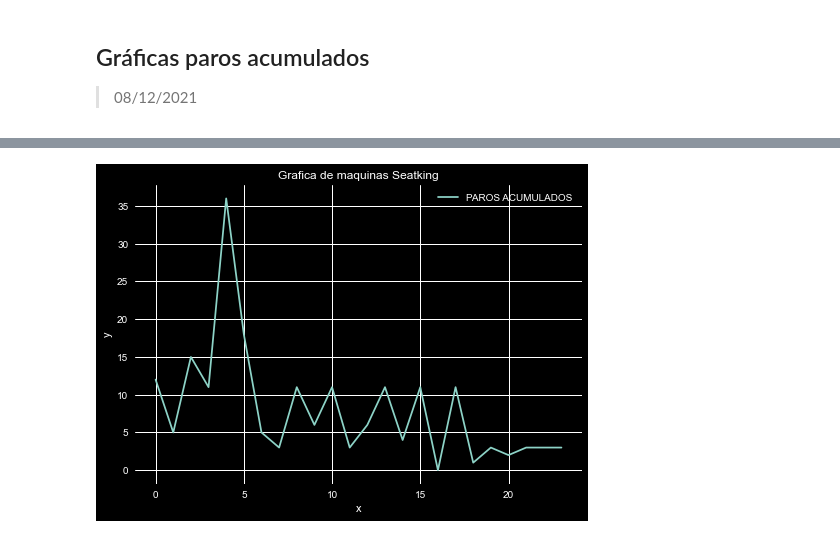
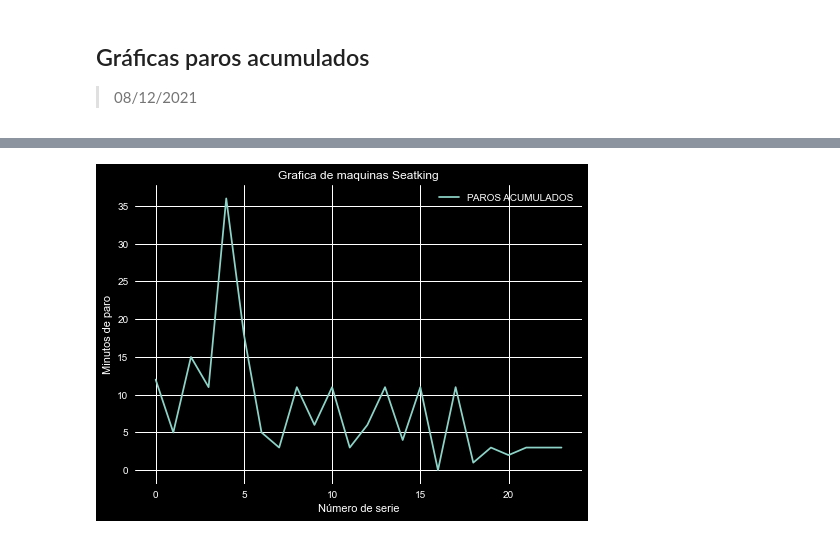
Before and after one commit to HiramTorres/OMM_DATA, a Jupyter notebook: analisis.ipynb, the cells around one changed output, grey strips where cells are left out. Saved outputs shown, nothing was run; the diff lists cells and outputs as text; code cells hidden in the pictures.

Commit message:
Cambio en graficas

```diff
--- a/analisis.ipynb
+++ b/analisis.ipynb
@@ -25,3 +26,9 @@ plt.show()
 ## Gráficas paros acumulados
 
 >08/12/2021
+# %%
+data = pd.read_csv("KPI MANTTO 4.0_Copia de LISTADO DE MAQUINAS_Pivot table.csv")
+datos  = pd.DataFrame(data)
+no_serie = np.array(datos[["NO. SERIE"]])
+paros = np.array(datos[["PAROS ACUMULADOS"]])
+print(datos)
@@ -28,11 +53,9 @@ plt.show()
 # %%
-data = pd.read_csv("KPI MANTTO 4.0_Copia de LISTADO DE MAQUINAS_Pivot table.csv")
-plot = data.plot()
+datos.plot()
+plt.title("Grafica de maquinas Seatking")
+plt.xlabel("Número de serie")
+plt.ylabel("Minutos de paro")
 
-plt.title("Grafica de maquinas Seatking")
-plt.xlabel("x")
-plt.ylabel("y")
-plt.savefig("Grafica_paros.png")
 plt.show()
 # %% [output]
-[figure, old version]
+[figure, new version]
```
Also changed, not shown: parts of 3 cells of this notebook, 1 other file.
